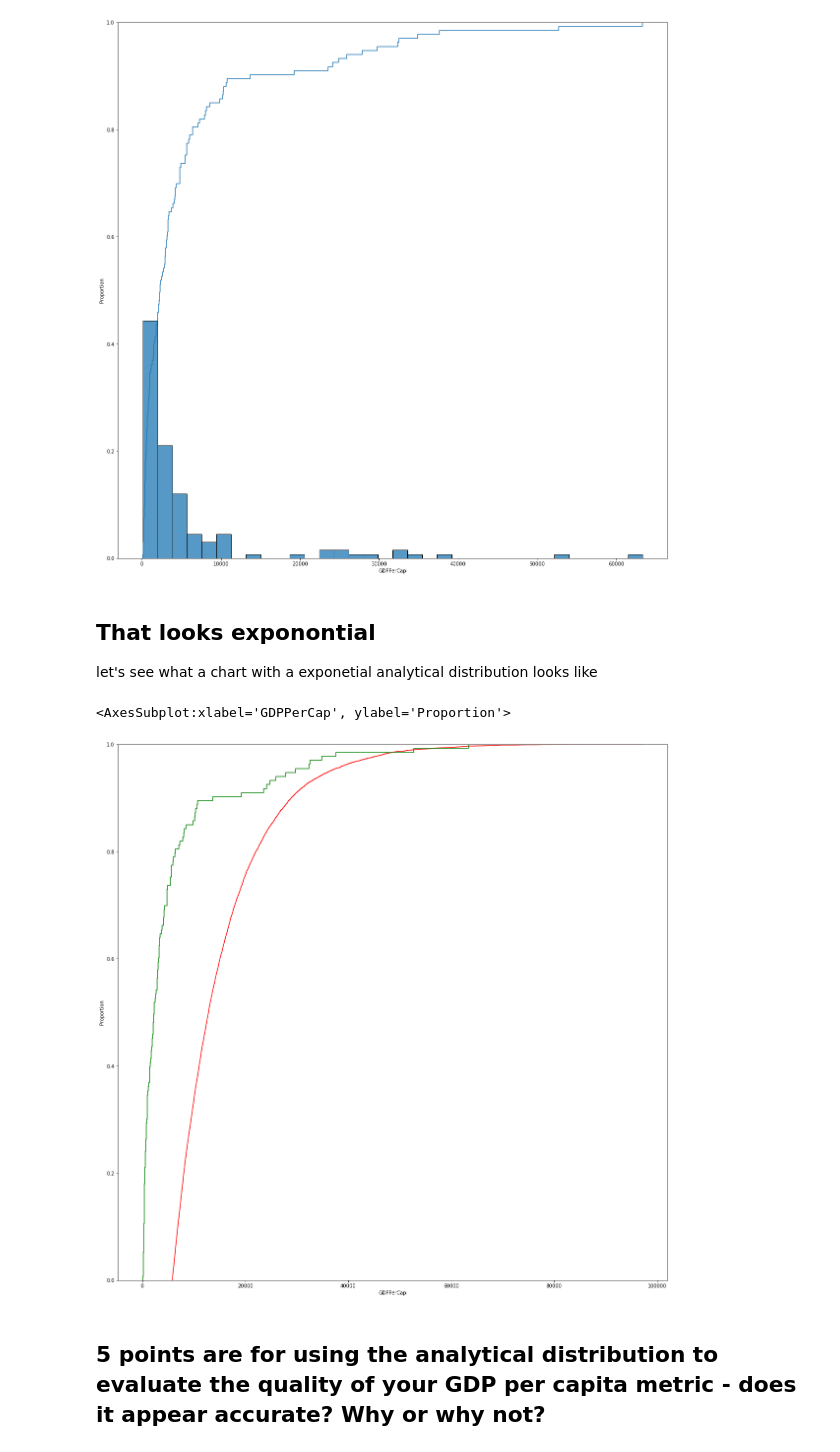
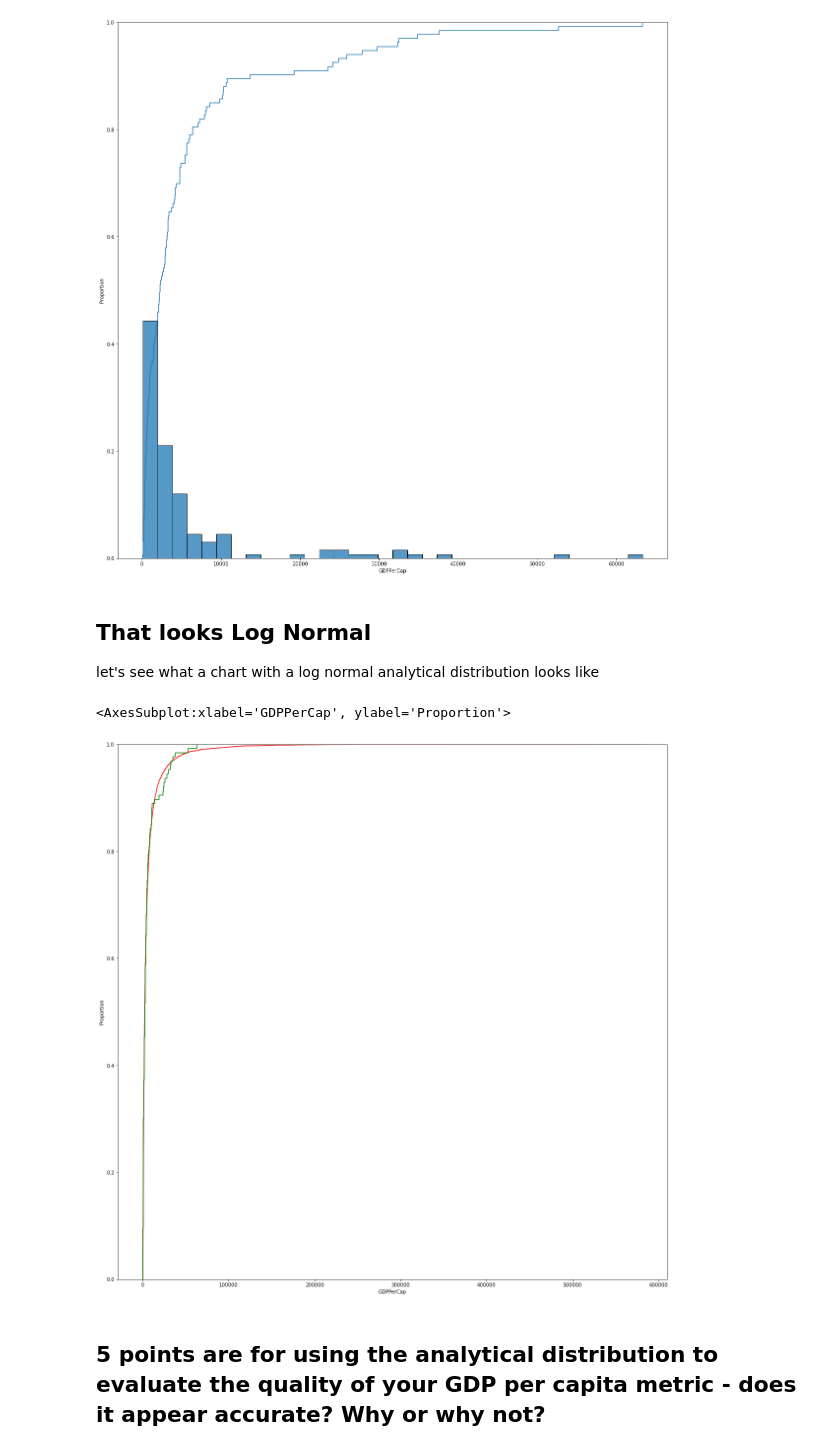
Before and after one commit to shaunmcgregor/BSIP_Assignment_2_Students, a Jupyter notebook: stats_asn_2_start.ipynb, the cells around one changed output. Saved outputs shown, nothing was run; the diff lists cells and outputs as text; code cells hidden in the pictures.

```diff
--- a/stats_asn_2_start.ipynb
+++ b/stats_asn_2_start.ipynb
@@ -30,7 +30,7 @@ dfLE = pd.read_csv("led.csv")
 dfLE.rename(columns={"Status":"isDeveloped", }, inplace=True)
 dfLE["isDeveloped"].replace(('Developed', 'Developing'), (1, 0), inplace=True)
 dfLE = dfLE.drop(columns={"Year", "Incomecompositionofresources", "thinness5-9years", "HIV/AIDS", "percentageexpenditure", "Totalexpenditure", "thinness1-19years"})
-dfLE = dfDeveloped.groupby("Country", as_index=False).mean()
+dfLE = dfLE.groupby("Country", as_index=False).mean()
 dfLE.head()
 # %% [output]
 |  | Country | isDeveloped | Lifeexpectancy | AdultMortality | infantdeaths | Alcohol | HepatitisB | Measles | ... |
@@ -156,15 +156,16 @@ sns.histplot(dfLE["GDPPerCap"], stat="proportion")
 <AxesSubplot:xlabel='GDPPerCap', ylabel='Proportion'>
 [figure]
 # %% [markdown]
-## That looks exponontial
-let's see what a chart with a exponetial analytical distribution looks like
+## That looks Log Normal
+let's see what a chart with a log normal analytical distribution looks like
 # %%
-analyticalExpo = ss.expon(scale=np.std(dfLE["GDPPerCap"]), loc=np.mean(dfLE["GDPPerCap"]))
-sns.ecdfplot(analyticalExpo.rvs(10000), color="red")
+shape, loc, scale = ss.lognorm.fit(dfLE["GDPPerCap"], floc=0)
+analyticalLogNorm = ss.lognorm(s=shape, scale=scale, loc=loc)
+sns.ecdfplot(analyticalLogNorm.rvs(10000), color="red")
 sns.ecdfplot(dfLE["GDPPerCap"], color="Green")
 # %% [output]
 <AxesSubplot:xlabel='GDPPerCap', ylabel='Proportion'>
-[figure, old version]
+[figure, new version]
 # %% [markdown]
 ## 5 points are for using the analytical distribution to evaluate the quality of your GDP per capita metric - does it appear accurate? Why or why not?
 # %% [markdown]
```
Also changed, not shown: parts of 6 cells of this notebook.
